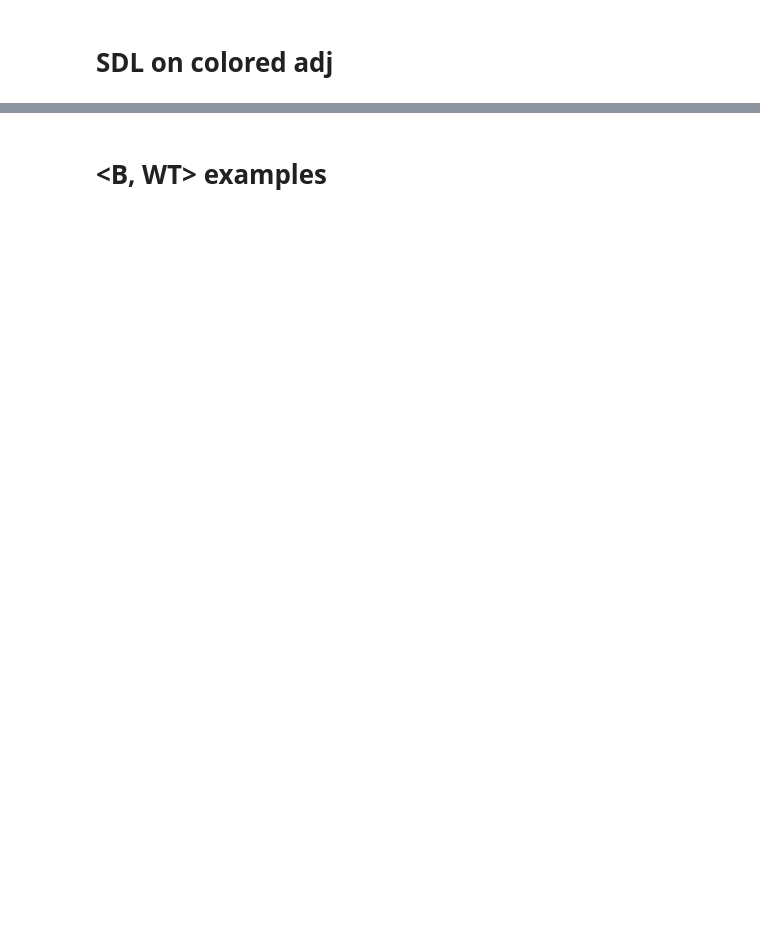
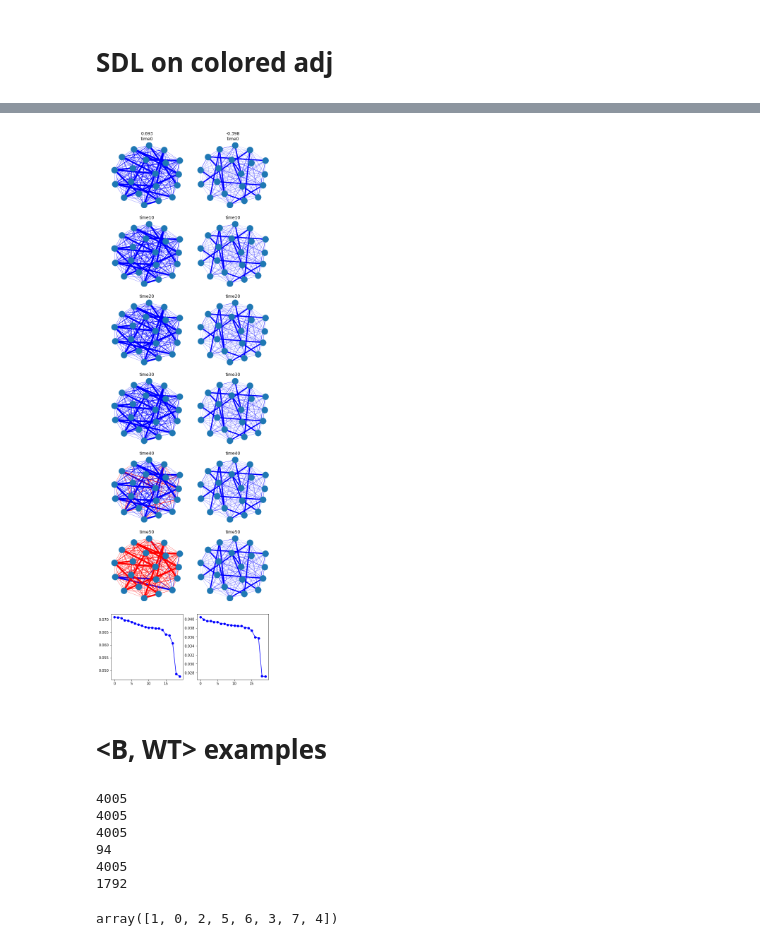
Before and after one commit to Zhaoxing-Wu/Interpretable-ML-Sync, a Jupyter notebook: scripts/colored_adj.ipynb, the cells around one changed output, grey strips where cells are left out. Cells and saved outputs as stored; diff of their text form; code cells hidden in the pictures; blank space fills up the shorter version.

```diff
--- a/scripts/colored_adj.ipynb
+++ b/scripts/colored_adj.ipynb
@@ -1,12 +1,12 @@
 # %%
 from datagen import *
 # %%
-df_graph = pickle.load(open('../data/random_graph/ucla_20walk_graph.pkl', 'rb'))
-df_dynamics = pd.read_csv("../data/dynamics_pairs/fca_k8_ucla_20walk_dynamics.csv")
+df_graph = pickle.load(open('../data/random_graph/nws_20walk_graph.pkl', 'rb'))
+df_dynamics = pd.read_csv("../data/dynamics_pairs/fca_k8_nws_20walk_dynamics.csv")
 y = df_dynamics.y
 base = df_dynamics.baseline_width
 df_dynamics = df_dynamics.loc[:, 's1_1':'s50_20']
-df = pd.read_csv("../data/dynamics_pairs/fca_k8_ucla_20walk_colored_adj.csv")
+df = pd.read_csv("../data/dynamics_pairs/fca_k8_nws_20walk_colored_adj.csv")
 # %%
 # merge true adj and colored adj side by side
 scale = 4 # scale down colored adj
@@ -26,7 +26,7 @@ xi = 1
 iter_avg = 1
 beta = 0.5
 iteration = 100
-r = 8
+r = 2
 SDL_BCD_class_new = SDL_BCD(X=[X_train.T, y_train.to_numpy().reshape(-1,1).T],  # data, label
                         X_test=[X_test.T, y_test.to_numpy().reshape(-1,1).T],
                         #X_auxiliary = None,
@@ -96,36 +117,38 @@ for i in range(ncol):
 
     for j in range(nrow-1):
         col_adj = results_dict_new["loading"][0].T[ind][0+j*10*400:400+j*10*400].reshape(-1, 20)
 
         G1 = nx.Graph()
         for a in range(num_nodes):
             for b in range(num_nodes):
                 u = list(G.nodes())[a]
                 v = list(G.nodes())[b]
                 if G.has_edge(u,v) and u!=v:
                     if col_adj[u, v] == 0: #all synchronizing edges
                         G1.add_edge(u,v, color='r')
                     else:
                         G1.add_edge(u,v, color='b')
 
         edges = G1.edges()
         colors = [G1[u][v]['color'] for u,v in edges]
         nx.draw(G1, edge_color=colors,width=weights, ax=axs[j, i], pos = nx.spring_layout(G1, seed=123))
 
 
 
         #sns.heatmap(results_dict_new["loading"][0].T[ind][0+j*10*400:400+j*10*400].reshape(-1, 20),
                     #ax = axs[j, i])
         if j == 0:
             axs[j, i].title.set_text(str(round(results_dict_new["loading"][1][0][1:][sorted_indices[i]], 3))
                                  +"\ntime"+str(j*10))
         else:
             axs[j, i].title.set_text("time"+str(j*10))
 
 
-    rect = plt.Rectangle((0.12+i*0.1, 0.12), 0.09, 0.78, fill=False, color="k", lw=1,
-                         zorder=1000, transform=fig.transFigure, figure=fig)
-    fig.patches.extend([rect])
+    #rect = plt.Rectangle((0.12+i*0.1, 0.12), 0.09, 0.78, fill=False, color="k", lw=1,
+                         #zorder=1000, transform=fig.transFigure, figure=fig)
+    #fig.patches.extend([rect])
+# %% [output]
+[figure, added]
 # %%
 fig.savefig("temp.jpg")
 # %% [markdown]
@@ -179,9 +206,23 @@ class LogitRegression() :
 # %%
-df_features = pd.read_csv("../data/random_graph/ucla_20walk_graph_features.csv")
-results_dict_new = pickle.load(open('../data/dynamics_pairs/fca_k8_ucla_20walk_colored_adj_sdl_dict.pkl', 'rb'))
-coef_idx = np.argsort(results_dict_new["loading"][1][0][1:])[::-1]
+df_features = pd.read_csv("../data/random_graph/nws_20walk_graph_features.csv")
+results_dict_new = pickle.load(open('../data/dynamics_pairs/fca_k8_nws_20walk_colored_adj_sdl_dict.pkl', 'rb'))
+coef_idx = np.argsort(results_dict_new["loading"][1][0][1:])[::-1] #sorted index for logistic reg coef of dict
+ind = set(base.loc[base==False].index).intersection(y_train.index) #not concentrated index in the training set
 print(df_features.loc[y_train.index, :].num_edges.idxmax())
 print(df_features.loc[y_train.index, :].num_clique.idxmax())
+print(df_features.loc[y_train.index, :].diameter.idxmin())
 print(df_features.loc[y_train.index, :].num_edges.idxmin())
+print(df_features.loc[y_train.index, :].diameter.idxmin())
 print(df_features.loc[y_train.index, :].num_clique.idxmin())
+# %% [output]
+4005
+4005
+4005
+94
+4005
+1792
+# %%
+coef_idx
+# %% [output]
+array([1, 0, 2, 5, 6, 3, 7, 4])
 # %%
```
Also changed, not shown: parts of 4 cells of this notebook, 2 other files.
